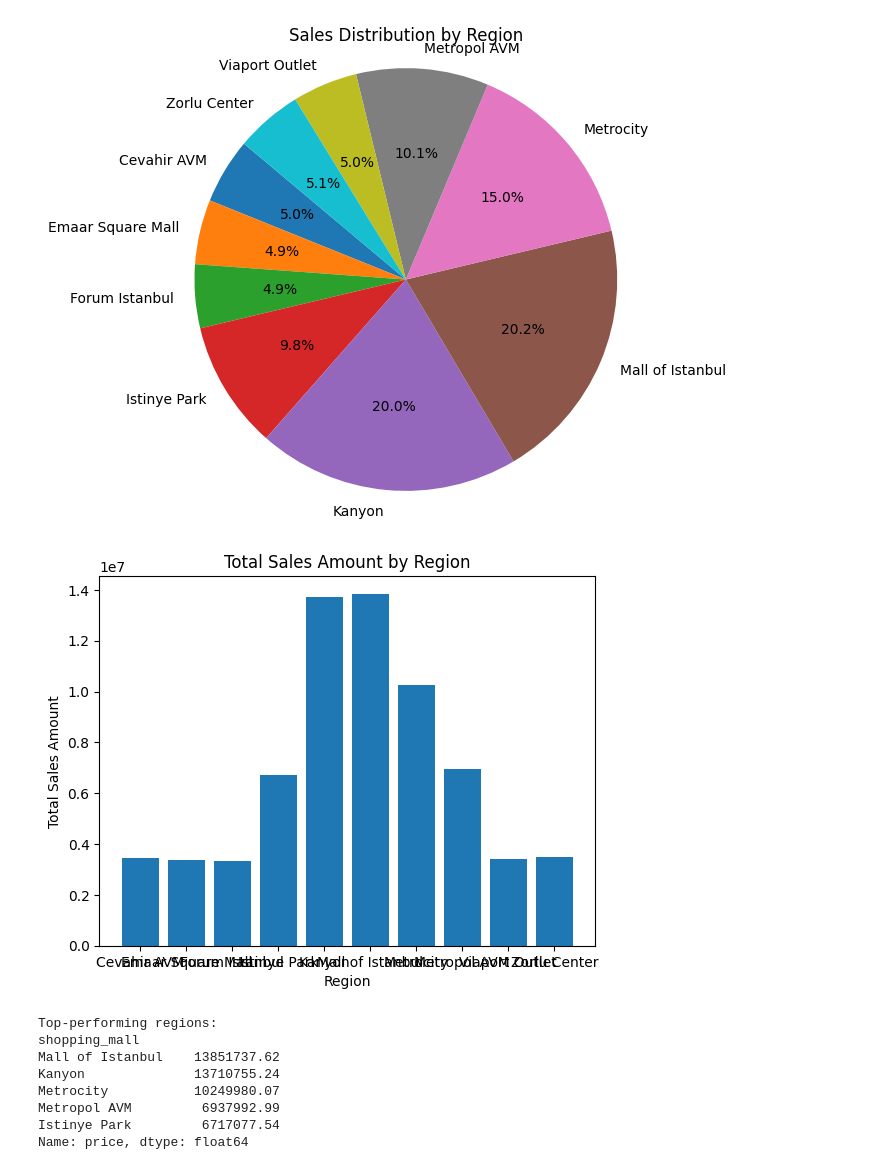
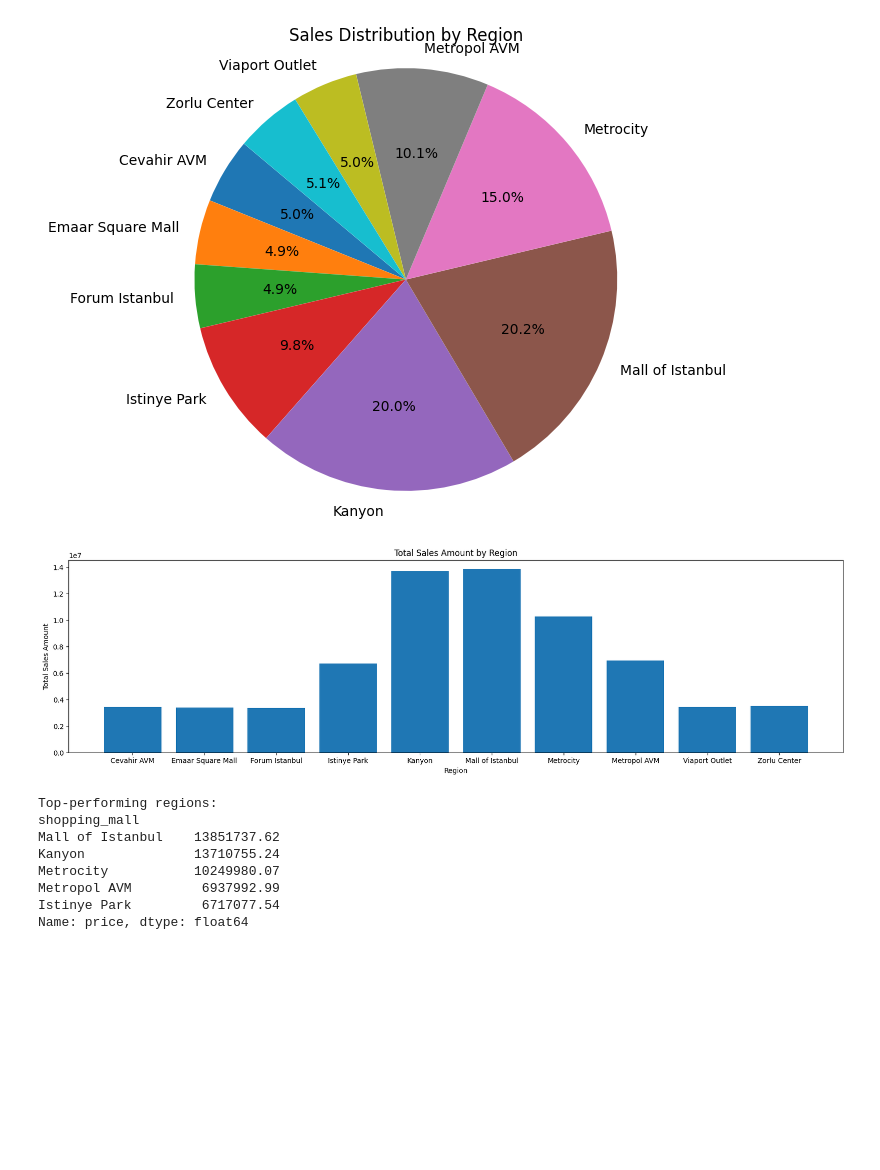
Before and after one commit to Aniket-404/DMV, a Jupyter notebook: 6/6.ipynb, the cells around one changed output. Cells and saved outputs as stored; diff of their text form; code cells hidden in the pictures; blank space fills up the shorter version.

```diff
--- a/6/6.ipynb
+++ b/6/6.ipynb
@@ -83,14 +83,14 @@ plt.show()
 # %% [output]
 [figure]
 # %%
-plt.figure()
+plt.figure(figsize=(20, 5))
 plt.bar(sales_by_region.index, sales_by_region.values)
 plt.xlabel('Region')
 plt.ylabel('Total Sales Amount')
 plt.title('Total Sales Amount by Region')
 plt.show()
 # %% [output]
-[figure, old version]
+[figure, new version]
 # %%
 top_regions = sales_by_region.sort_values(ascending=False).head(5)
 print("Top-performing regions:")
```
